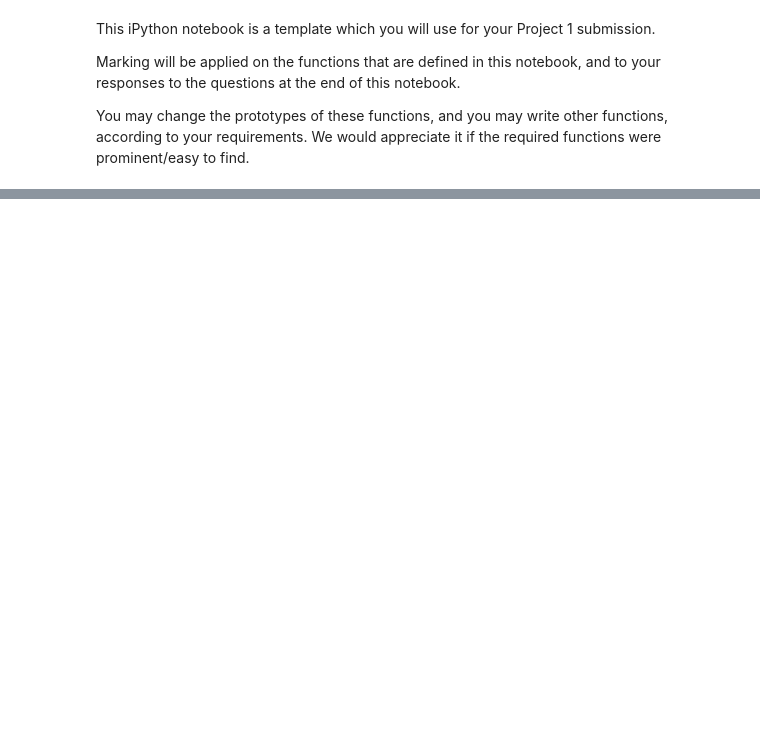
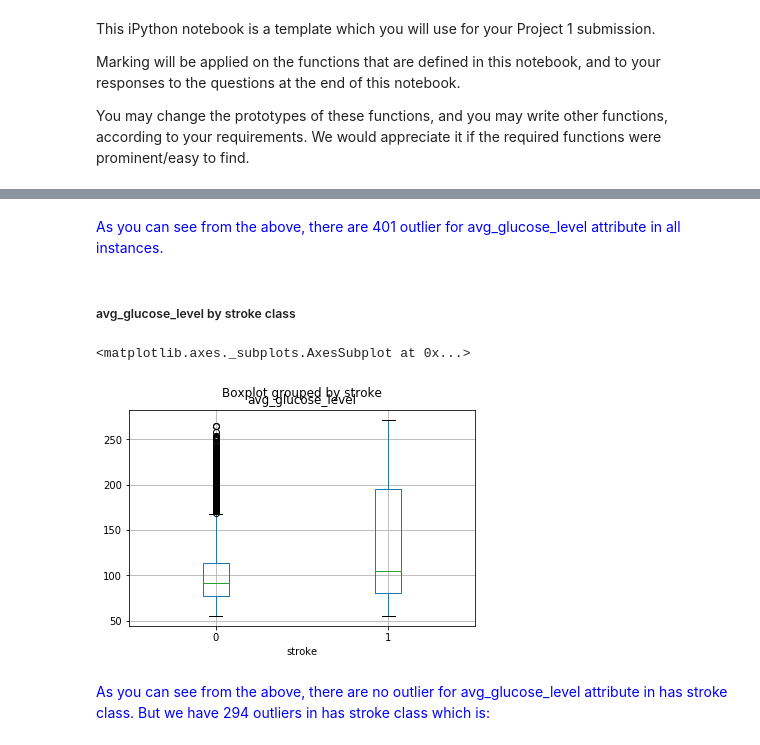
Before and after one commit to yangxvlin/Naive-Bayes-and-KNN-classifiers, a Jupyter notebook: 2020S2-proj1-Template.ipynb, the cells around one changed output, grey strips where cells are left out. Saved outputs shown, nothing was run; the diff lists cells and outputs as text; code cells hidden in the pictures; blank space fills up the shorter version.

```diff
--- a/2020S2-proj1-Template.ipynb
+++ b/2020S2-proj1-Template.ipynb
@@ -56,0 +459,11 @@ You should respond to questions 1-4. In question 2 (b) you can choose between tw
+# %% [markdown]
+<font color=blue>As you can see from the above, there are 401 outlier for avg_glucose_level attribute in all instances.</font>
+# %% [markdown]
+##### avg_glucose_level by stroke class
+# %%
+stroke_df.boxplot(column="avg_glucose_level",by='stroke')
+# %% [output]
+<matplotlib.axes._subplots.AxesSubplot at 0x...>
+[figure, added]
+# %% [markdown]
+<font color=blue>As you can see from the above, there are no outlier for avg_glucose_level attribute in has stroke class. But we have 294 outliers in has stroke class which is:</font>
```
Also changed, not shown: parts of 142 cells of this notebook, 2 other files.
